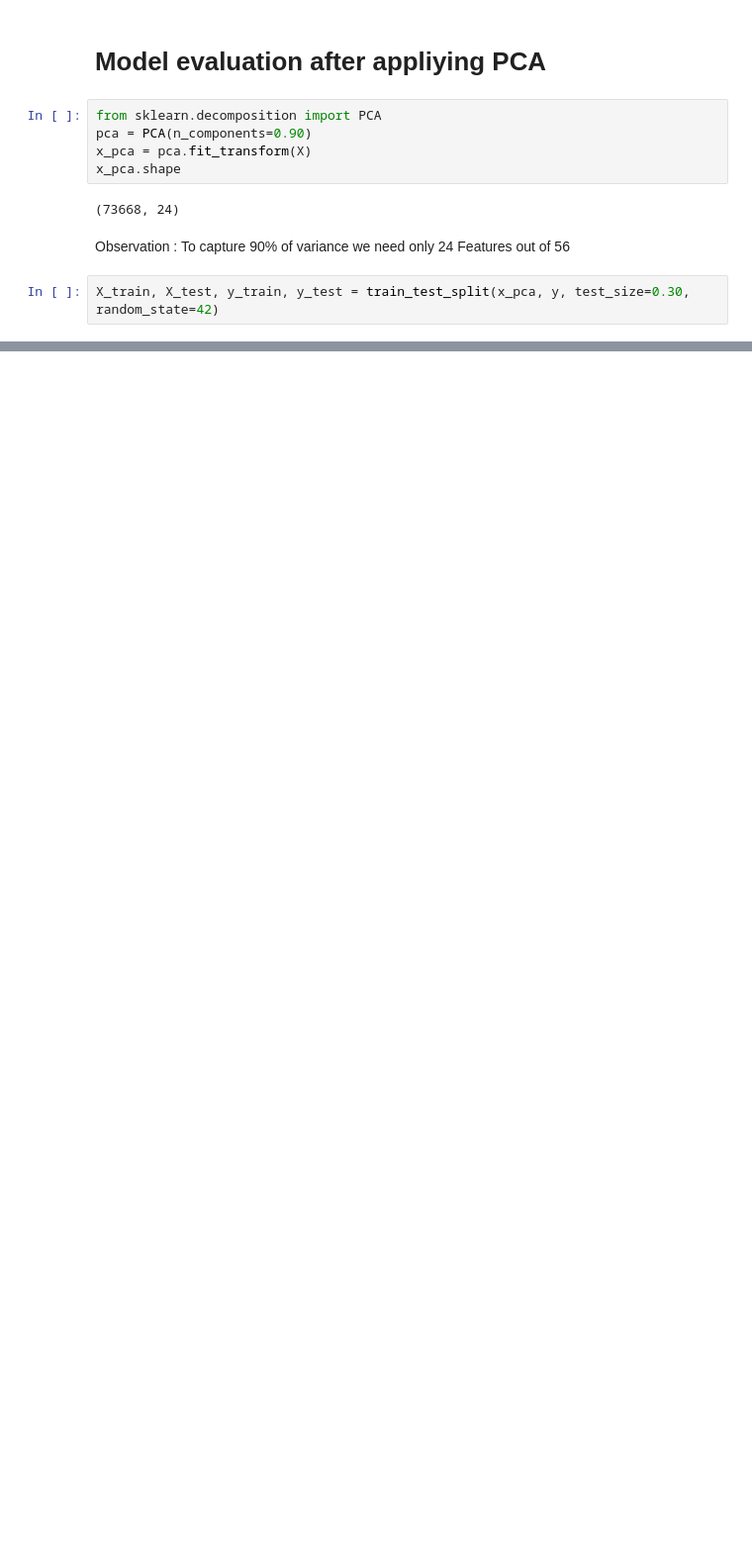
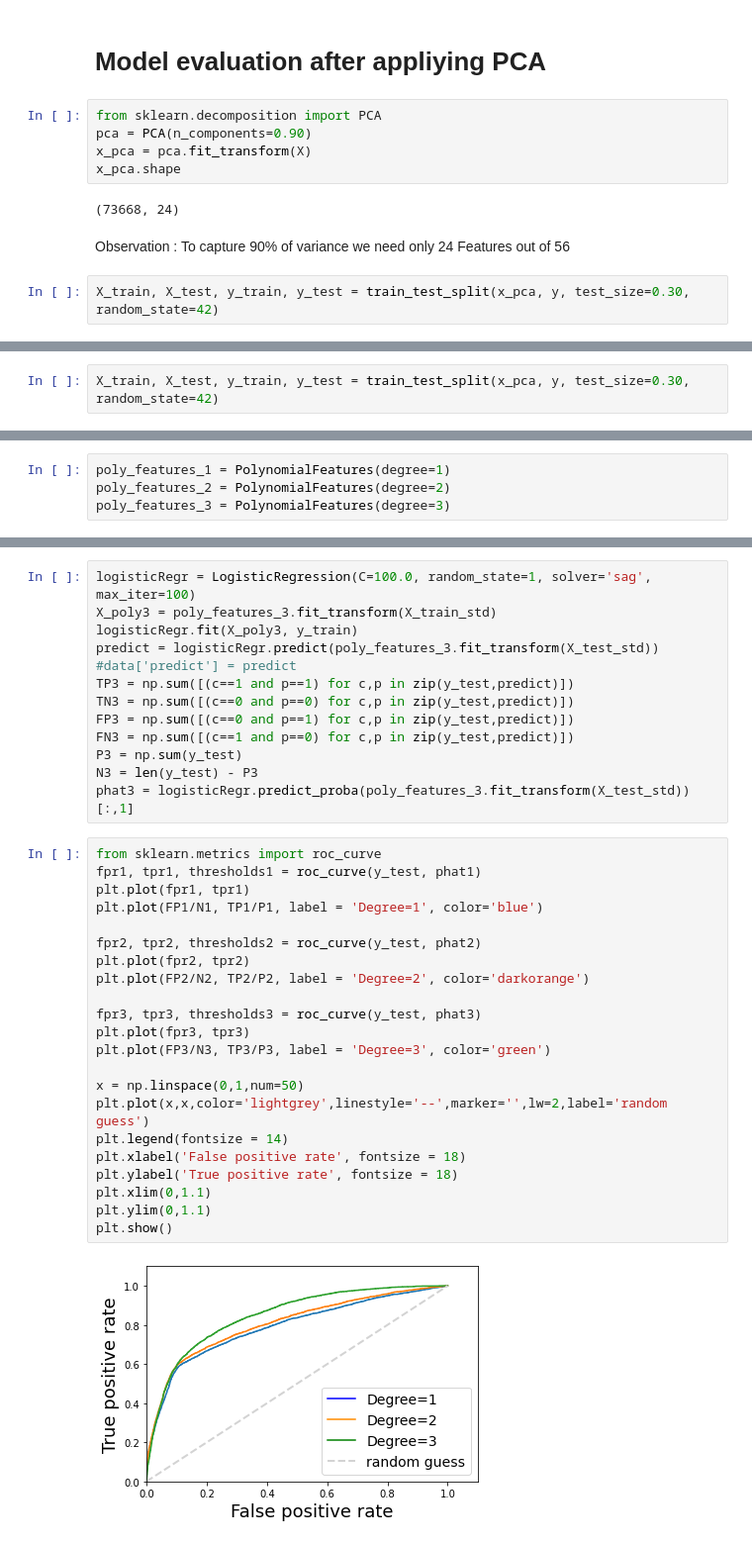
Before and after one commit to F-Palmieri/PRML_UPC, a Jupyter notebook: LogisticRegression_Bank.ipynb, the cells around one changed output, grey strips where cells are left out. Shown at 99% size. Drawn from its saved outputs; the diff is of its cells as text; blank space fills up the shorter version.

```diff
--- a/LogisticRegression_Bank.ipynb
+++ b/LogisticRegression_Bank.ipynb
@@ -211,0 +203,2 @@ table
+# %%
+X_train, X_test, y_train, y_test = train_test_split(x_pca, y, test_size=0.30, random_state=42)
@@ -211,0 +212,4 @@ table
+# %%
+poly_features_1 = PolynomialFeatures(degree=1)
+poly_features_2 = PolynomialFeatures(degree=2)
+poly_features_3 = PolynomialFeatures(degree=3)
@@ -211,0 +242,37 @@ table
+# %%
+logisticRegr = LogisticRegression(C=100.0, random_state=1, solver='sag', max_iter=100)
+X_poly3 = poly_features_3.fit_transform(X_train_std)
+logisticRegr.fit(X_poly3, y_train)
+predict = logisticRegr.predict(poly_features_3.fit_transform(X_test_std))
+#data['predict'] = predict
+TP3 = np.sum([(c==1 and p==1) for c,p in zip(y_test,predict)])
+TN3 = np.sum([(c==0 and p==0) for c,p in zip(y_test,predict)])
+FP3 = np.sum([(c==0 and p==1) for c,p in zip(y_test,predict)])
+FN3 = np.sum([(c==1 and p==0) for c,p in zip(y_test,predict)])
+P3 = np.sum(y_test)
+N3 = len(y_test) - P3
+phat3 = logisticRegr.predict_proba(poly_features_3.fit_transform(X_test_std))[:,1]
+# %%
+from sklearn.metrics import roc_curve
+fpr1, tpr1, thresholds1 = roc_curve(y_test, phat1)
+plt.plot(fpr1, tpr1)
+plt.plot(FP1/N1, TP1/P1, label = 'Degree=1', color='blue')
+
+fpr2, tpr2, thresholds2 = roc_curve(y_test, phat2)
+plt.plot(fpr2, tpr2)
+plt.plot(FP2/N2, TP2/P2, label = 'Degree=2', color='darkorange')
+
+fpr3, tpr3, thresholds3 = roc_curve(y_test, phat3)
+plt.plot(fpr3, tpr3)
+plt.plot(FP3/N3, TP3/P3, label = 'Degree=3', color='green')
+
+x = np.linspace(0,1,num=50)
+plt.plot(x,x,color='lightgrey',linestyle='--',marker='',lw=2,label='random guess')
+plt.legend(fontsize = 14)
+plt.xlabel('False positive rate', fontsize = 18)
+plt.ylabel('True positive rate', fontsize = 18)
+plt.xlim(0,1.1)
+plt.ylim(0,1.1)
+plt.show()
+# %% [output]
+[figure, added]
```
Also changed, not shown: parts of 18 cells of this notebook.
